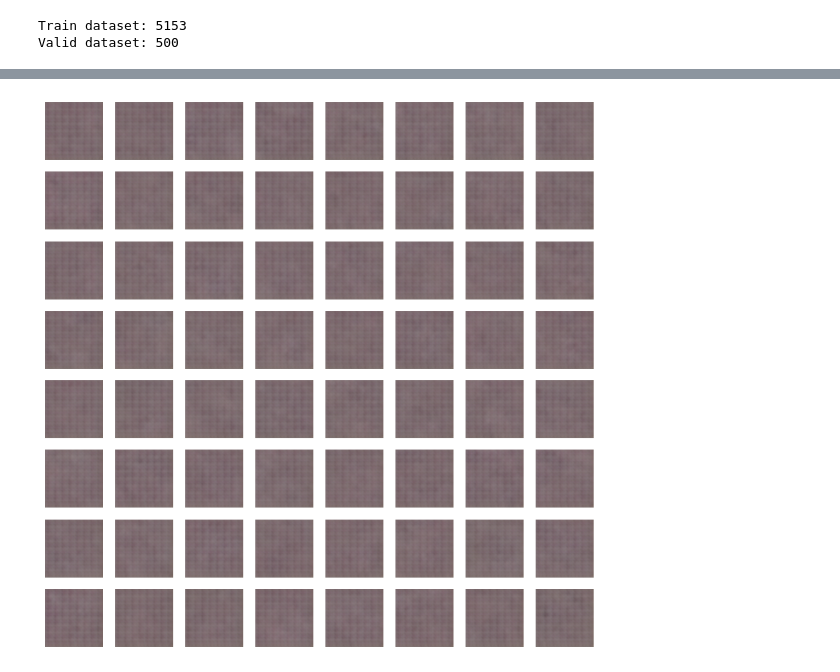
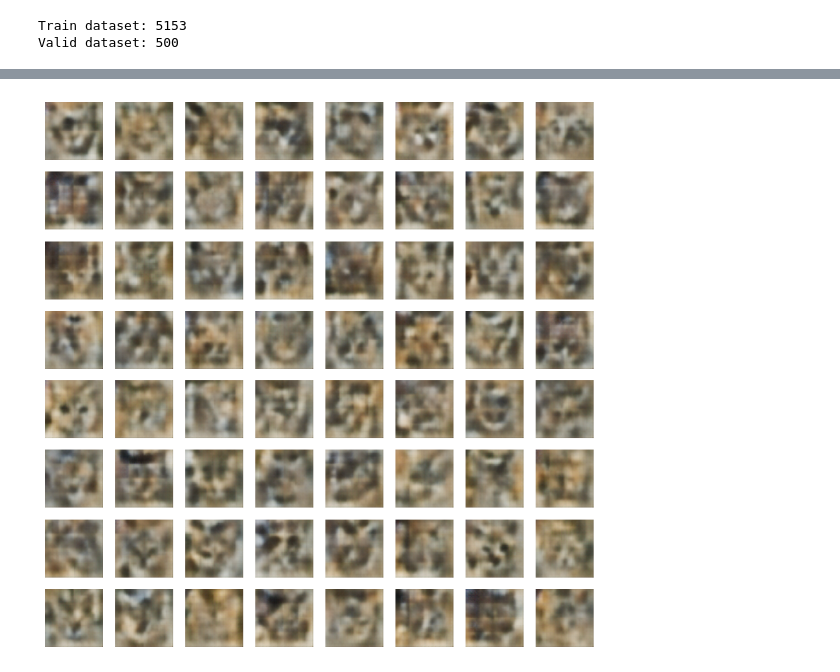
Before and after one commit to ayushraina2028/Term-Paper, a Jupyter notebook: Codes/vaeChange.ipynb, the cells around one changed output, grey strips where cells are left out. Drawn from its saved outputs; the diff is of its cells as text; code cells hidden in the pictures.

```diff
--- a/Codes/vaeChange.ipynb
+++ b/Codes/vaeChange.ipynb
@@ -40,7 +40,7 @@ Valid dataset: 500
 # %%
 #Import DataLoader
 from torch.utils.data import DataLoader
-batchSize = 32
+batchSize = 100
 trainLoader = DataLoader(trainDataset, batch_size=batchSize, shuffle=True)
 validLoader = DataLoader(validDataset, batch_size=batchSize, shuffle=True)
 # %%
@@ -143,8 +143,8 @@ class VariationalAutoEncoder(nn.Module):
         reconsLoss = F.mse_loss(x_hat, x, reduction='sum')
 
         # KL Divergence Loss
-        KLdivergence = -0.5 * torch.sum(1 + logVar - mean.pow(2) - logVar.exp())
-        KLDweight = 0.001
+        KLdivergence = torch.mean(-0.5 * torch.sum(1 + logVar - mean.pow(2) - logVar.exp(), dim=1), dim=0)
+        KLDweight = 1
         loss = reconsLoss + KLDweight * KLdivergence
         return {'loss': loss, 'Reconstruction_Loss': reconsLoss.detach(), 'KL_Divergence': KLdivergence.detach()}
 
@@ -160,12 +160,24 @@ model = VariationalAutoEncoder(in_channels=3, LatentDimension=128).to(device)
 # %%
 # Optimizer
 optimizer = torch.optim.Adam(model.parameters(), lr=0.001)
+# %%
+trainLosses = []
+validLosses = []
+
+trainMSE = []
+validMSE = []
+
+trainKL = []
+validKL = []
 # %%
 # training Loop
-numEpochs = 80
+numEpochs = 20
 
 for epoch in range(numEpochs):
     model.train()
+    trainL = 0
+    trainM = 0
+    trainK = 0
     for batch_idx, (data, _) in enumerate(trainLoader):
         data = data.to(device)
         optimizer.zero_grad()
@@ -174,13 +186,25 @@ for epoch in range(numEpochs):
         losses["loss"].backward()
         optimizer.step()
 
+        trainL += losses['loss'].item()
+        trainM += losses['Reconstruction_Loss'].item()
+        trainK += losses['KL_Divergence'].item()
+
         if batch_idx % 100 == 0:
             print('Train Epoch: {} [{}/{} ({:.0f}%)]\tLoss: {:.6f}\tReconstruction Loss: {:.6f}\tKL Divergence: {:.6f}'.format(
                 epoch, batch_idx * len(data), len(trainLoader.dataset),
                 100. * batch_idx / len(trainLoader), losses['loss'].item(), losses['Reconstruction_Loss'].item(), losses['KL_Divergence'].item()))
 
+    trainLosses.append(trainL / len(trainLoader.dataset))
+    trainMSE.append(trainM / len(trainLoader.dataset))
+    trainKL.append(trainK / len(trainLoader.dataset))
+
     model.eval()
     valid_loss = 0
+
+    validL = 0
+    validM = 0
+    validK = 0
     with torch.no_grad():
         for i, (data, _) in enumerate(validLoader):
             data = data.to(device)
@@ -188,6 +212,14 @@ for epoch in range(numEpochs):
             losses = model.lossFunction(*output)
             valid_loss += losses['loss'].item()
 
+
+            validL += losses['loss'].item()
+            validM += losses['Reconstruction_Loss'].item()
+            validK += losses['KL_Divergence'].item()
+
+        validLosses.append(validL / len(validLoader.dataset))
+        validMSE.append(validM / len(validLoader.dataset))
+        validKL.append(validK / len(validLoader.dataset))
         # plot the reconstructed images(generate one)
         for image,label in validLoader:
             image = image.to(device)
@@ -278,12 +330,12 @@ Clipping input data to the valid range for imshow with RGB data ([0..1] for floa
 # %%
 # sample new 64 images in 8x8 grid
-N = 64
+N = 100
 samples = model.sample(N)
 fig, axes = plt.subplots(8, 8, figsize=(10, 10))
 for i in range(8):
     for j in range(8):
         axes[i, j].imshow(samples[i*8+j].cpu().detach().numpy().transpose(1,2,0).squeeze())
         axes[i, j].axis('off')
 plt.savefig('generated_images.png')
 # %% [output]
-[figure, old version]
+[figure, new version]
```
Also changed, not shown: parts of 3 cells of this notebook, 36 other files.
